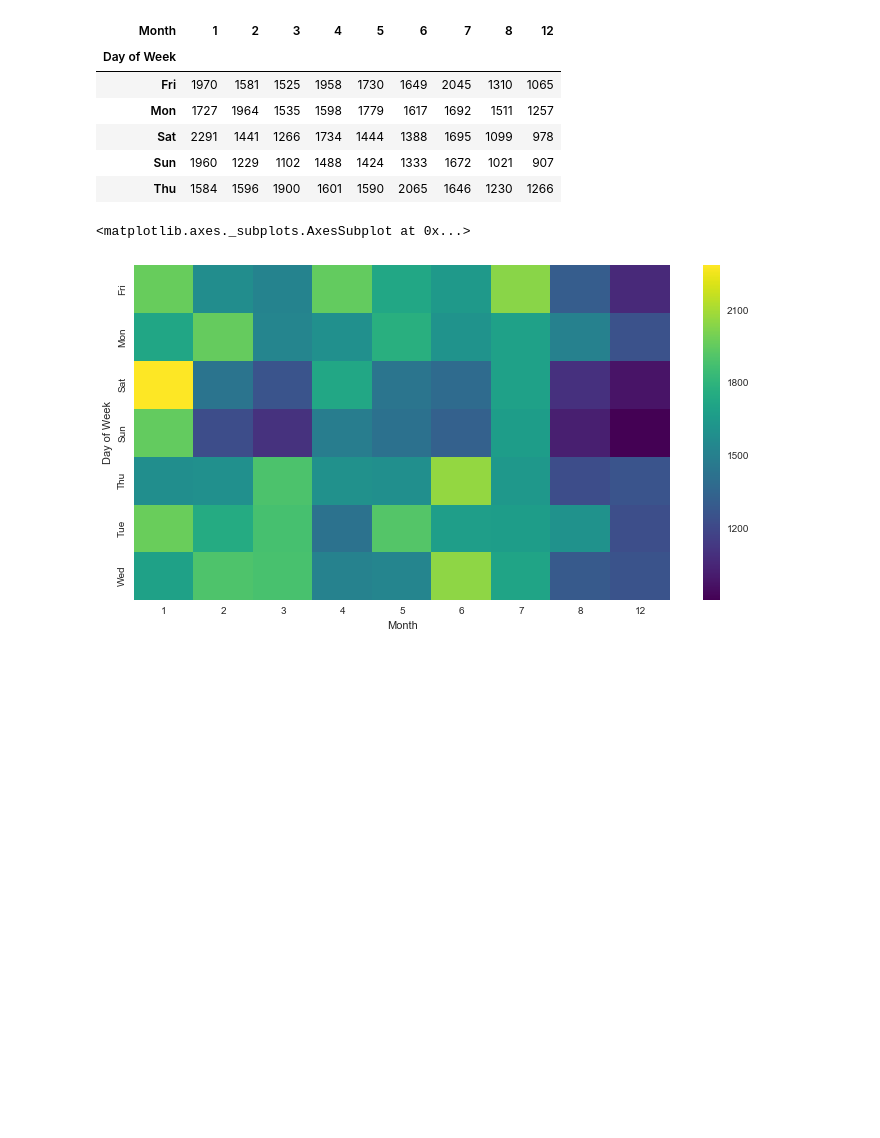
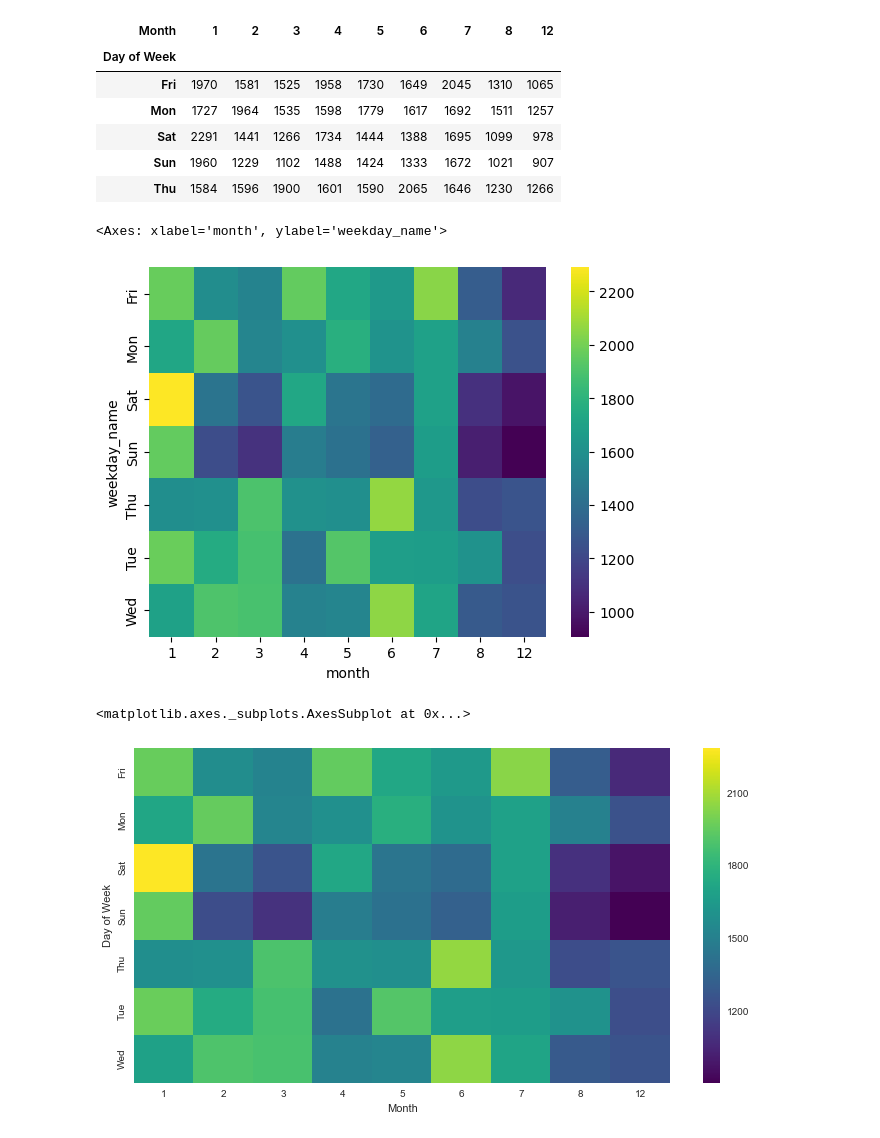
Before and after one commit to LuisReyes98/udemy-machine-learning, a Jupyter notebook: 10-Data-Capstone-Projects/01-911 Calls Data Capstone Project.ipynb, the cells around one changed output. Saved outputs shown, nothing was run; the diff lists cells and outputs as text; code cells hidden in the pictures; blank space fills up the shorter version.

```diff
--- a/10-Data-Capstone-Projects/01-911 Calls Data Capstone Project.ipynb
+++ b/10-Data-Capstone-Projects/01-911 Calls Data Capstone Project.ipynb
@@ -538,3 +545,6 @@ sns.heatmap(
 [figure]
 # %% [markdown]
 ** Now repeat these same plots and operations, for a DataFrame that shows the Month as the column. **
+# %%
+month_reduced_df = df[['month', 'weekday_name', 'title']]
+month_reduced_df
@@ -540,0 +565,3 @@ sns.heatmap(
+# %%
+grouped_month_df = month_reduced_df.groupby(['month', 'weekday_name']).count()
+grouped_month_df
@@ -540,0 +583,3 @@ sns.heatmap(
+# %%
+reordered_month_df = grouped_month_df.unstack(level=0)['title']
+reordered_month_df
@@ -547,6 +602,14 @@ sns.heatmap(
 | Sat | 2291 | 1441 | 1266 | 1734 | 1444 | 1388 | 1695 | 1099 | 978 |
 | Sun | 1960 | 1229 | 1102 | 1488 | 1424 | 1333 | 1672 | 1021 | 907 |
 | Thu | 1584 | 1596 | 1900 | 1601 | 1590 | 2065 | 1646 | 1230 | 1266 |
+# %%
+sns.heatmap(
+  data=reordered_month_df,
+  cmap='viridis',
+)
+# %% [output]
+<Axes: xlabel='month', ylabel='weekday_name'>
+[figure, added]
 # %%
 # %% [output]
 <matplotlib.axes._subplots.AxesSubplot at 0x...>
```
Also changed, not shown: parts of 8 cells of this notebook.
